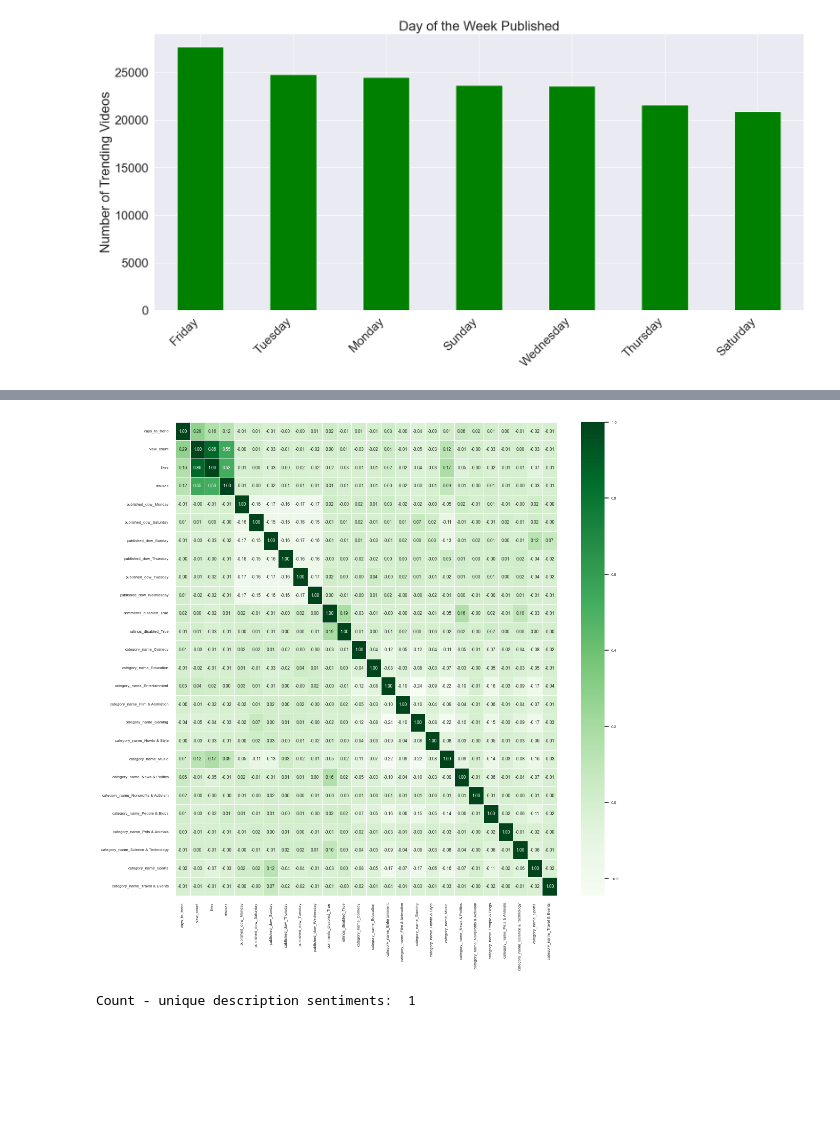
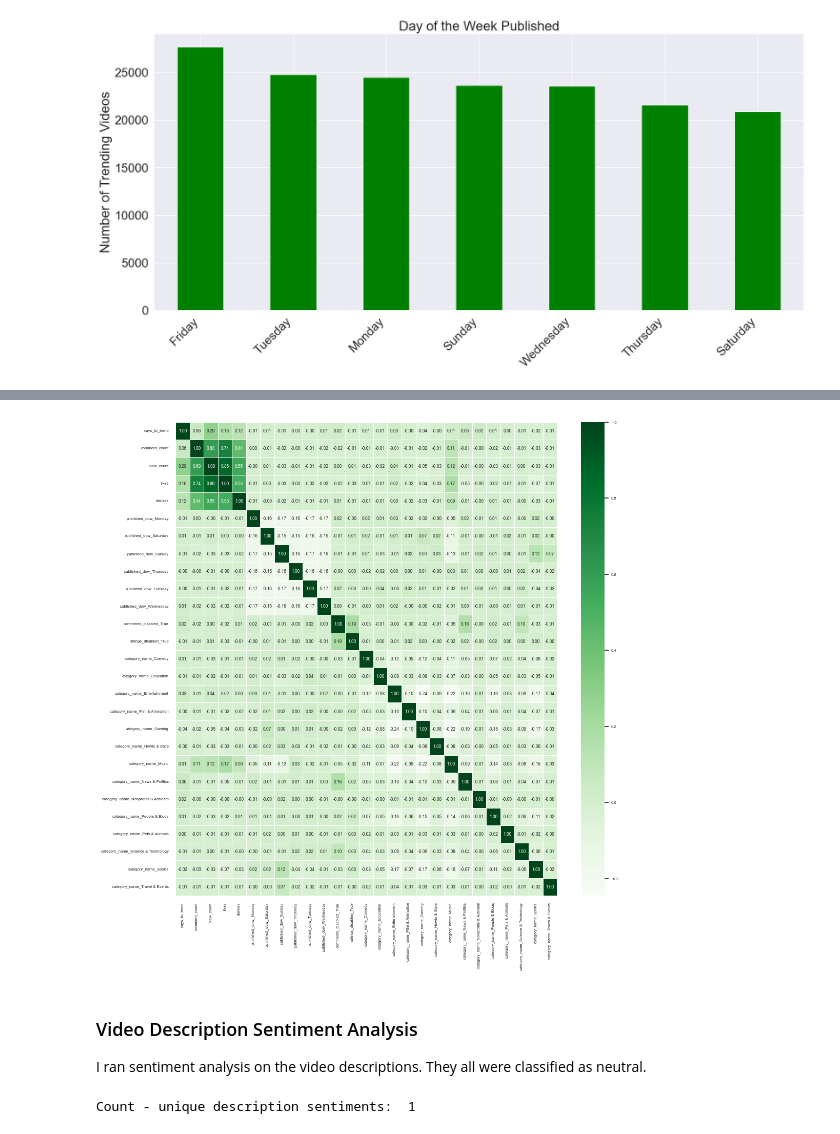
Before and after one commit to rcolby/dscapstone, a Jupyter notebook: YouTube Comment Sentiment Analysis.ipynb, the cells around one changed output, grey strips where cells are left out. Cells and saved outputs as stored; diff of their text form; code cells hidden in the pictures; blank space fills up the shorter version.

```diff
--- a/YouTube Sentiment Analysis.ipynb
+++ b/YouTube Comment Sentiment Analysis.ipynb
@@ -121,25 +134,28 @@ plt.show()
 # %%
 yt = df.copy()
 columns_to_drop = ['video_id', 'title', 'channel_id', 'channel_title', 'category_id',
-                   'published_at', 'trending_date', 'comment_count', 'description', 'tags']
+                   'published_at', 'trending_date', 'description', 'tags']
 yt.drop(columns_to_drop, axis=1, inplace=True)
 categoricals = ['published_dow', 'comments_disabled', 'ratings_disabled', 'category_name']
 yt = pd.get_dummies(yt, columns = categoricals, drop_first = True)
 
 yt_corr = yt.corr()
 sns.set(font_scale=0.5)
 plt.figure(figsize = (12, 12))
 hmap = sns.heatmap(
     yt_corr,
     annot = True,
     fmt = '.2f',
     cmap = 'Greens',
     linewidth = 0.5
 )
 
-fig = hmap.get_figure()
-fig.savefig('images/correlation_matrix.png', dpi=300)
 plt.show()
+
+del yt
 # %% [output]
-[figure, old version]
+[figure, new version]
+# %% [markdown]
+### Video Description Sentiment Analysis
+I ran sentiment analysis on the video descriptions. They all were classified as neutral.
 # %%
```
Also changed, not shown: parts of 25 cells of this notebook.
